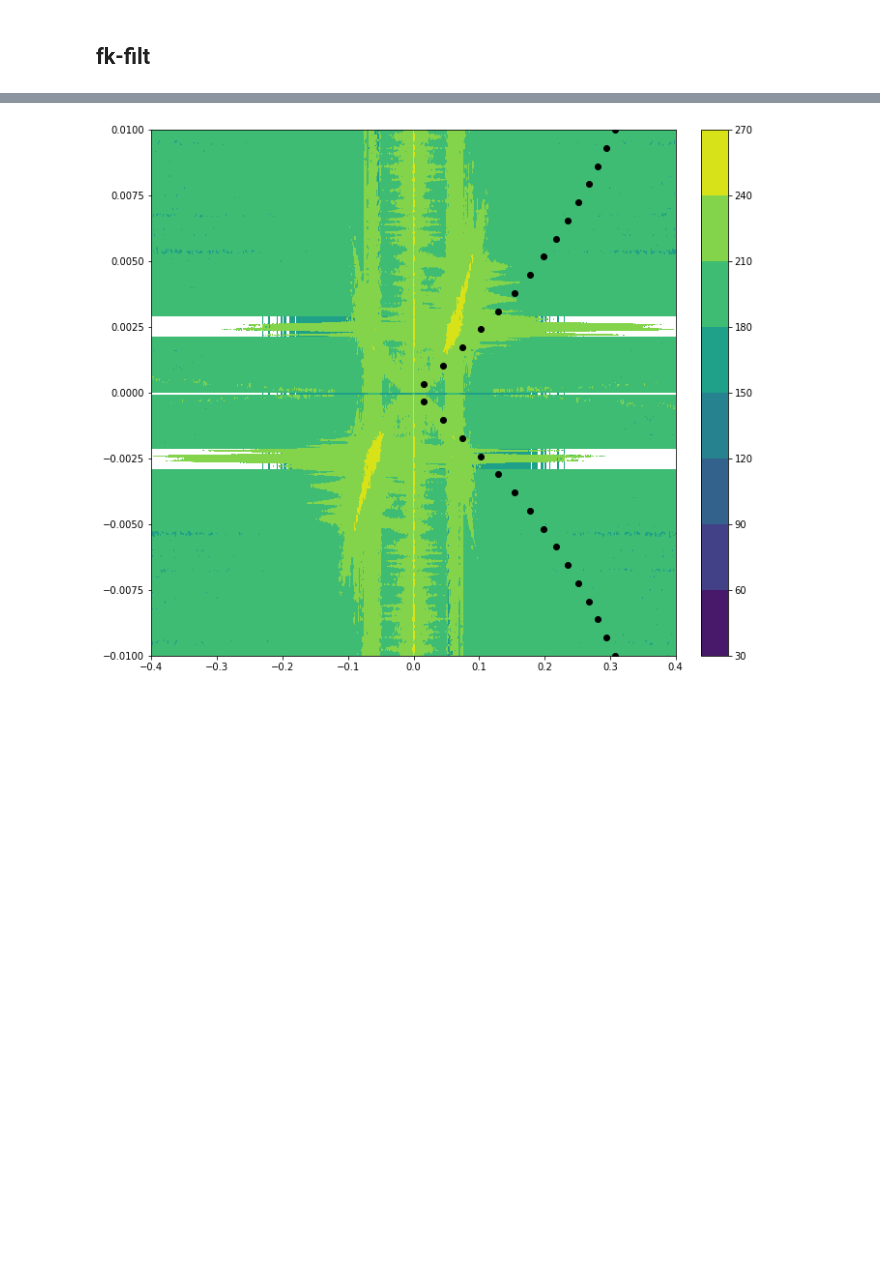
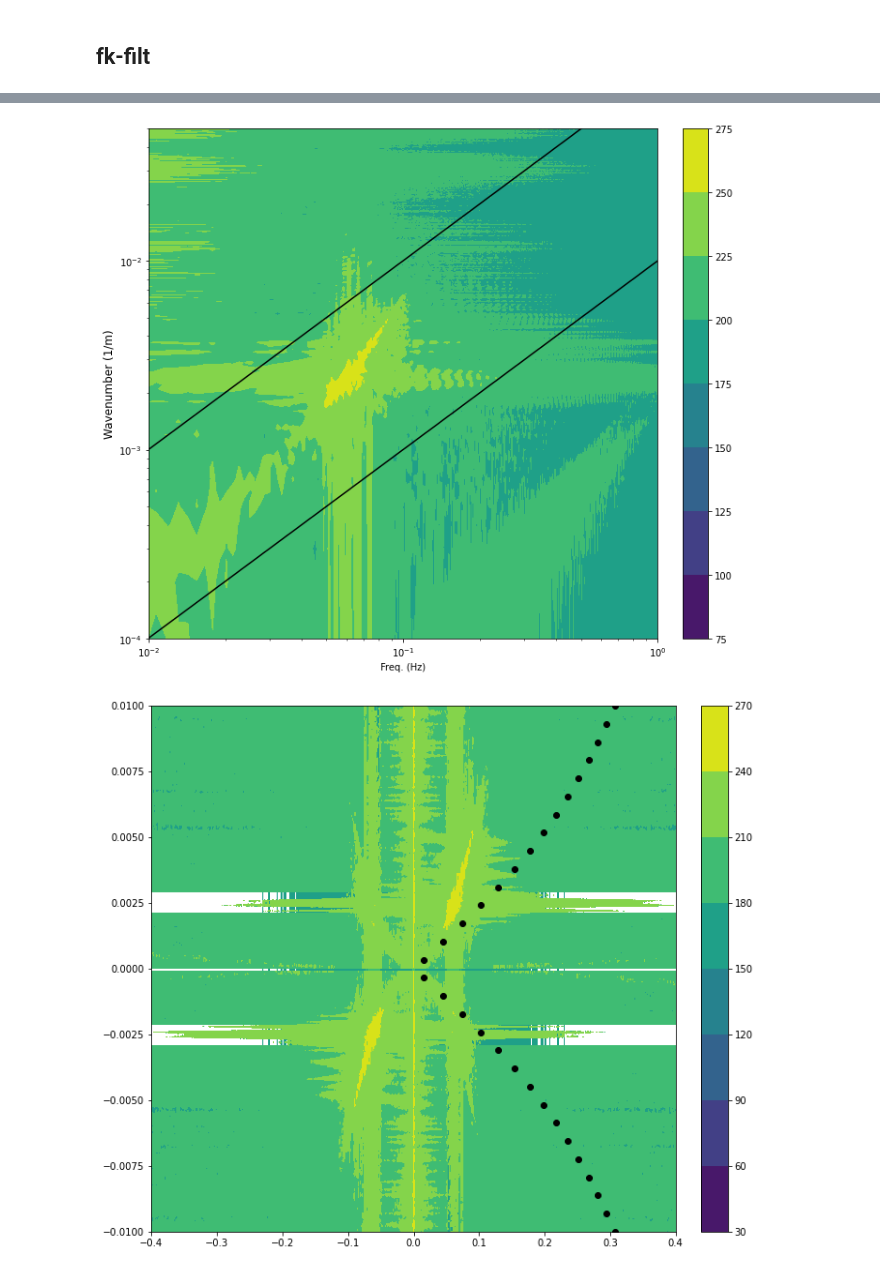
Before and after one commit to Laurd11/sindy-das-new, a Jupyter notebook: extras-testing.ipynb, the cells around one changed output, grey strips where cells are left out. Cells and saved outputs as stored; diff of their text form; code cells hidden in the pictures; blank space fills up the shorter version.

```diff
--- a/extras-testing.ipynb
+++ b/extras-testing.ipynb
@@ -109,3 +103,22 @@ plt.show()
+# %%
+plt.figure(figsize=(12,10))
+cp = plt.contourf(X[:X.shape[0]//2,:X.shape[1]//2], Y[:X.shape[0]//2,:X.shape[1]//2], 10*np.log10(np.abs(fk_dat[:X.shape[0]//2,:X.shape[1]//2])**2))
+plt.yscale('log')
+plt.xscale('log')
+
+plt.xlim(0.01,1.)
+
+plt.ylim(1e-4,0.05)
+
+plt.plot(np.linspace(0.,3,20), (1/10)*np.linspace(0.,3,20),c="k")
+plt.plot(np.linspace(0.,3,20), (1/100)*np.linspace(0.,3,20),c="k")
+
+plt.xlabel("Freq. (Hz)")
+plt.ylabel("Wavenumber (1/m)",size=12)
+plt.colorbar(cp, pad = 0.04)
+plt.show()
+# %% [output]
+[figure, added]
 # %%
 from obspy.signal import filter as obsfilt
 
```
Also changed, not shown: parts of 12 cells of this notebook, 1 other file.
